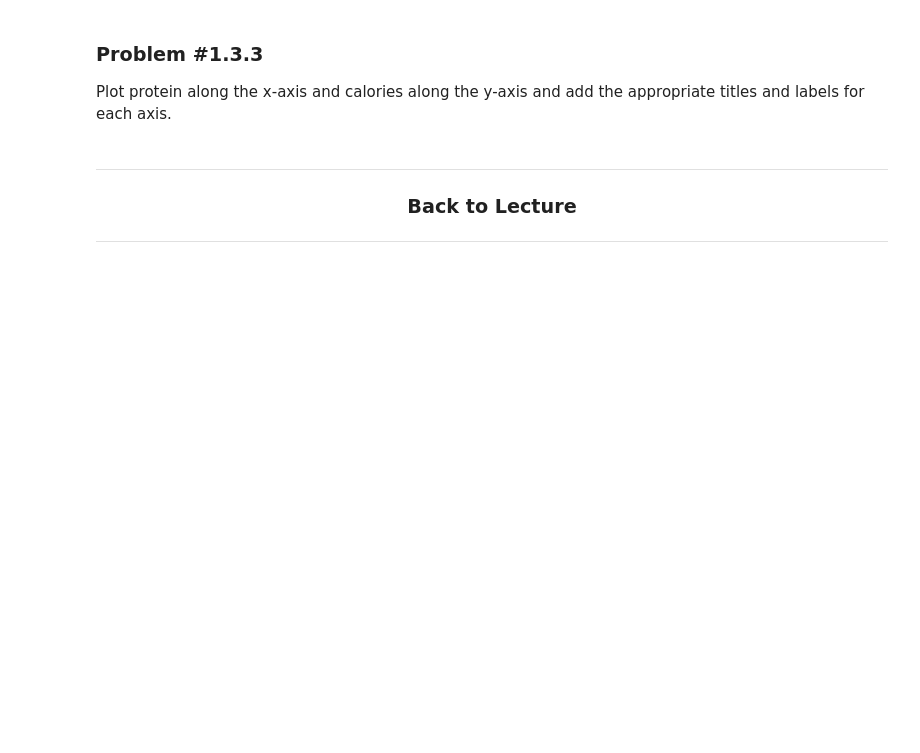
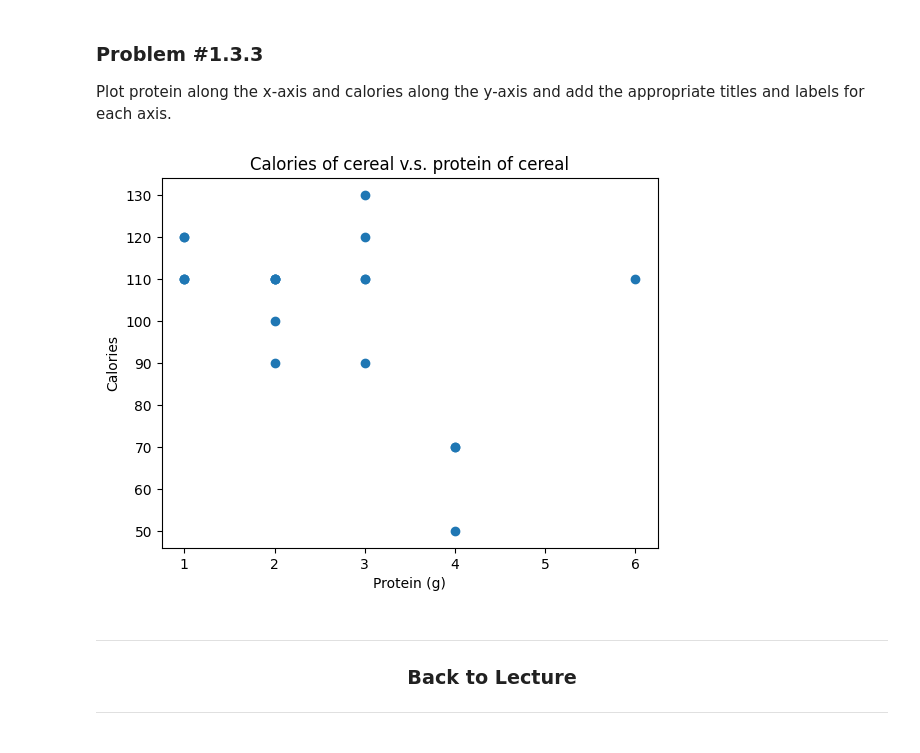
Before and after one commit to kurealnum/dsrp-2025, a Jupyter notebook: DSRP_Lab_Day_3_Lab_Notebook_[STUDENT].ipynb, the cells around one changed output. Cells and saved outputs as stored; diff of their text form; code cells hidden in the pictures; blank space fills up the shorter version.

```diff
--- a/DSRP_Lab_Day_3_Lab_Notebook_[STUDENT].ipynb
+++ b/DSRP_Lab_Day_3_Lab_Notebook_[STUDENT].ipynb
@@ -157,3 +185,5 @@ Select the first 20 rows of the `calories` and `protein` columns and save them i
+# %%
+sub_cereals = pd.DataFrame({"calories": cereals["calories"].iloc[0:20], "protein": cereals["protein"].iloc[0:20]})
 # %% [markdown]
 ### **Problem #1.3.3**
 
@@ -163,3 +191,11 @@ Plot protein along the x-axis and calories along the y-axis and add the appropri
+# %%
+plt.scatter(sub_cereals["protein"], sub_cereals["calories"])
+plt.title("Calories of cereal v.s. protein of cereal")
+plt.xlabel("Protein (g)")
+plt.ylabel("Calories")
+plt.show()
+# %% [output]
+[figure, added]
 # %% [markdown]
 <center>
 
```
Also changed, not shown: parts of 46 cells of this notebook.
